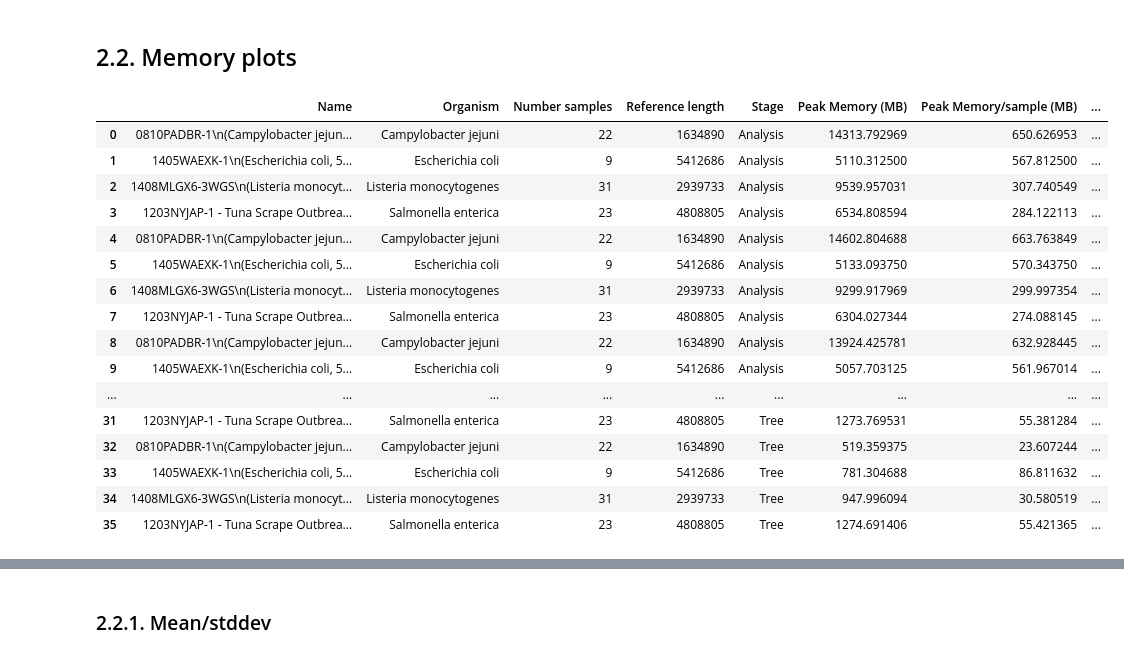
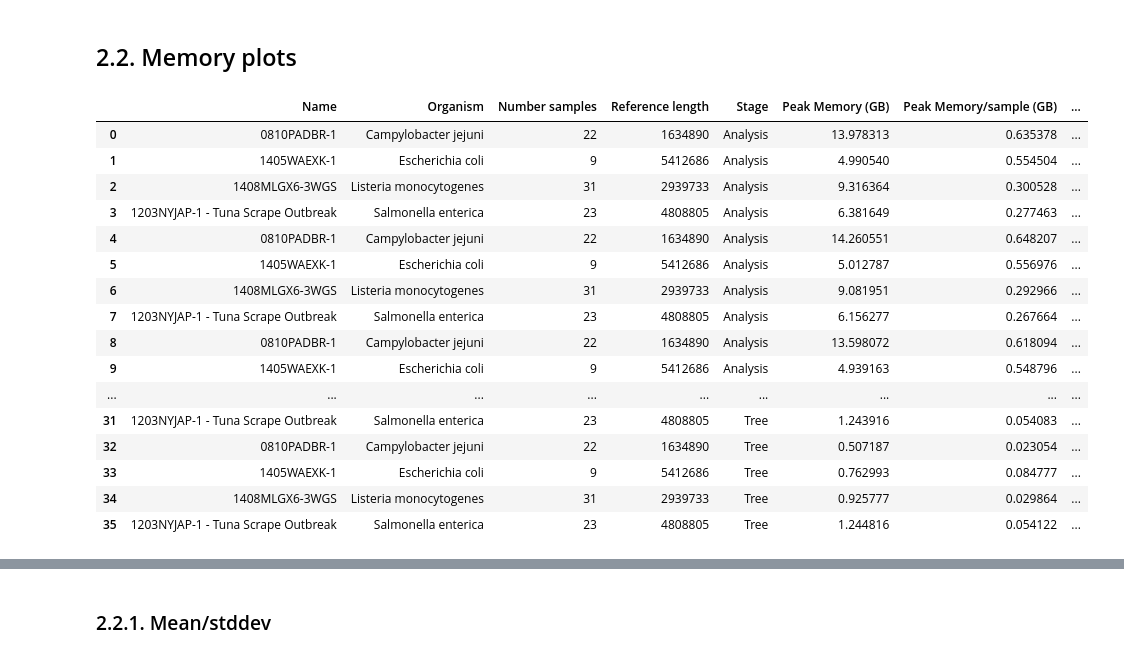
Before and after one commit to apetkau/genomics-data-index-evaluation-manuscript, a Jupyter notebook: evaluations/reads/4-analysis-runtime.ipynb, the cells around one changed output, grey strips where cells are left out. Cells and saved outputs as stored; diff of their text form; code cells hidden in the pictures.

```diff
--- a/evaluations/reads/4-analysis-runtime.ipynb
+++ b/evaluations/reads/4-analysis-runtime.ipynb
@@ -168,42 +169,43 @@ index_info_runtime_df[['Name', 'Stage', 'Time/sample (seconds)']]\
 # %%
 def melt_memory(df: pd.DataFrame, id_vars: str) -> pd.DataFrame:
     df = df[~df['Tree memory (max)'].isna()]
     value_vars = ['Analysis memory (max)', 'Index memory (max)', 'Tree memory (max)']
 
     df = pd.melt(df, id_vars=id_vars,
             value_vars=value_vars)
-    df['value'] = df['value'].apply(lambda x: x/(1024**2))
-    df = df.rename({'variable': 'Stage', 'value': 'Peak Memory (MB)'}, axis='columns')
+    df['value'] = df['value'].apply(lambda x: x/(1024**3))
+    df = df.rename({'variable': 'Stage', 'value': 'Peak Memory (GB)'}, axis='columns')
     df['Stage'] = df['Stage'].str.replace(' memory (max)', '', regex=False)
 
-    df['Peak Memory/sample (MB)'] = df['Peak Memory (MB)'] / df['Number samples']
+    df['Peak Memory/sample (GB)'] = df['Peak Memory (GB)'] / df['Number samples']
 
     df['Reference length (Mbp)'] = df['Reference length'] / 10**6
 
-    df['Name'] = df['Name'] + "\n(" + df['Organism'] + ', ' + df['Reference length (Mbp)'].apply(lambda x: f'{x:0.1f}') + ' mbp)'
+    df['Label'] = df['Organism'] + "\n(" + df['Number samples'].astype('str') + " samples, " + \
+             df['Reference length (Mbp)'].apply(lambda x: f'{x:0.1f}') + ' mbp)'
 
     return df
 
 index_info_memory_df = melt_memory(index_info_df, id_vars=['Name', 'Organism',
                                                             'Number samples', 'Reference length'])
 index_info_memory_df
 # %% [output]
-|  | Name | Organism | Number samples | Reference length | Stage | Peak Memory (MB) | Peak Memory/sample (MB) | ... |
-| 0 | 0810PADBR-1\n(Campylobacter jejun... | Campylobacter jejuni | 22 | 1634890 | Analysis | 14313.792969 | 650.626953 | ... |
-| 1 | 1405WAEXK-1\n(Escherichia coli, 5... | Escherichia coli | 9 | 5412686 | Analysis | 5110.312500 | 567.812500 | ... |
-| 2 | 1408MLGX6-3WGS\n(Listeria monocyt... | Listeria monocytogenes | 31 | 2939733 | Analysis | 9539.957031 | 307.740549 | ... |
-| 3 | 1203NYJAP-1 - Tuna Scrape Outbrea... | Salmonella enterica | 23 | 4808805 | Analysis | 6534.808594 | 284.122113 | ... |
-| 4 | 0810PADBR-1\n(Campylobacter jejun... | Campylobacter jejuni | 22 | 1634890 | Analysis | 14602.804688 | 663.763849 | ... |
-| 5 | 1405WAEXK-1\n(Escherichia coli, 5... | Escherichia coli | 9 | 5412686 | Analysis | 5133.093750 | 570.343750 | ... |
-| 6 | 1408MLGX6-3WGS\n(Listeria monocyt... | Listeria monocytogenes | 31 | 2939733 | Analysis | 9299.917969 | 299.997354 | ... |
-| 7 | 1203NYJAP-1 - Tuna Scrape Outbrea... | Salmonella enterica | 23 | 4808805 | Analysis | 6304.027344 | 274.088145 | ... |
-| 8 | 0810PADBR-1\n(Campylobacter jejun... | Campylobacter jejuni | 22 | 1634890 | Analysis | 13924.425781 | 632.928445 | ... |
-| 9 | 1405WAEXK-1\n(Escherichia coli, 5... | Escherichia coli | 9 | 5412686 | Analysis | 5057.703125 | 561.967014 | ... |
+|  | Name | Organism | Number samples | Reference length | Stage | Peak Memory (GB) | Peak Memory/sample (GB) | ... |
+| 0 | 0810PADBR-1 | Campylobacter jejuni | 22 | 1634890 | Analysis | 13.978313 | 0.635378 | ... |
+| 1 | 1405WAEXK-1 | Escherichia coli | 9 | 5412686 | Analysis | 4.990540 | 0.554504 | ... |
+| 2 | 1408MLGX6-3WGS | Listeria monocytogenes | 31 | 2939733 | Analysis | 9.316364 | 0.300528 | ... |
+| 3 | 1203NYJAP-1 - Tuna Scrape Outbreak | Salmonella enterica | 23 | 4808805 | Analysis | 6.381649 | 0.277463 | ... |
+| 4 | 0810PADBR-1 | Campylobacter jejuni | 22 | 1634890 | Analysis | 14.260551 | 0.648207 | ... |
+| 5 | 1405WAEXK-1 | Escherichia coli | 9 | 5412686 | Analysis | 5.012787 | 0.556976 | ... |
+| 6 | 1408MLGX6-3WGS | Listeria monocytogenes | 31 | 2939733 | Analysis | 9.081951 | 0.292966 | ... |
+| 7 | 1203NYJAP-1 - Tuna Scrape Outbreak | Salmonella enterica | 23 | 4808805 | Analysis | 6.156277 | 0.267664 | ... |
+| 8 | 0810PADBR-1 | Campylobacter jejuni | 22 | 1634890 | Analysis | 13.598072 | 0.618094 | ... |
+| 9 | 1405WAEXK-1 | Escherichia coli | 9 | 5412686 | Analysis | 4.939163 | 0.548796 | ... |
 | ... | ... | ... | ... | ... | ... | ... | ... | ... |
-| 31 | 1203NYJAP-1 - Tuna Scrape Outbrea... | Salmonella enterica | 23 | 4808805 | Tree | 1273.769531 | 55.381284 | ... |
-| 32 | 0810PADBR-1\n(Campylobacter jejun... | Campylobacter jejuni | 22 | 1634890 | Tree | 519.359375 | 23.607244 | ... |
-| 33 | 1405WAEXK-1\n(Escherichia coli, 5... | Escherichia coli | 9 | 5412686 | Tree | 781.304688 | 86.811632 | ... |
-| 34 | 1408MLGX6-3WGS\n(Listeria monocyt... | Listeria monocytogenes | 31 | 2939733 | Tree | 947.996094 | 30.580519 | ... |
-| 35 | 1203NYJAP-1 - Tuna Scrape Outbrea... | Salmonella enterica | 23 | 4808805 | Tree | 1274.691406 | 55.421365 | ... |
+| 31 | 1203NYJAP-1 - Tuna Scrape Outbreak | Salmonella enterica | 23 | 4808805 | Tree | 1.243916 | 0.054083 | ... |
+| 32 | 0810PADBR-1 | Campylobacter jejuni | 22 | 1634890 | Tree | 0.507187 | 0.023054 | ... |
+| 33 | 1405WAEXK-1 | Escherichia coli | 9 | 5412686 | Tree | 0.762993 | 0.084777 | ... |
+| 34 | 1408MLGX6-3WGS | Listeria monocytogenes | 31 | 2939733 | Tree | 0.925777 | 0.029864 | ... |
+| 35 | 1203NYJAP-1 - Tuna Scrape Outbreak | Salmonella enterica | 23 | 4808805 | Tree | 1.244816 | 0.054122 | ... |
 # %%
 with sns.plotting_context("notebook", font_scale=1.6):
```
Also changed, not shown: parts of 8 cells of this notebook.
